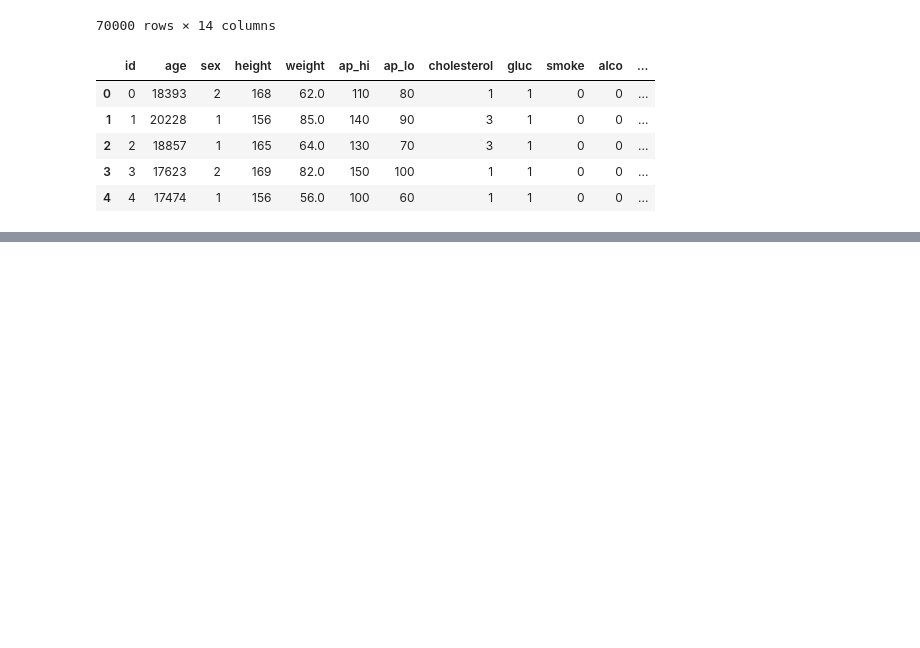
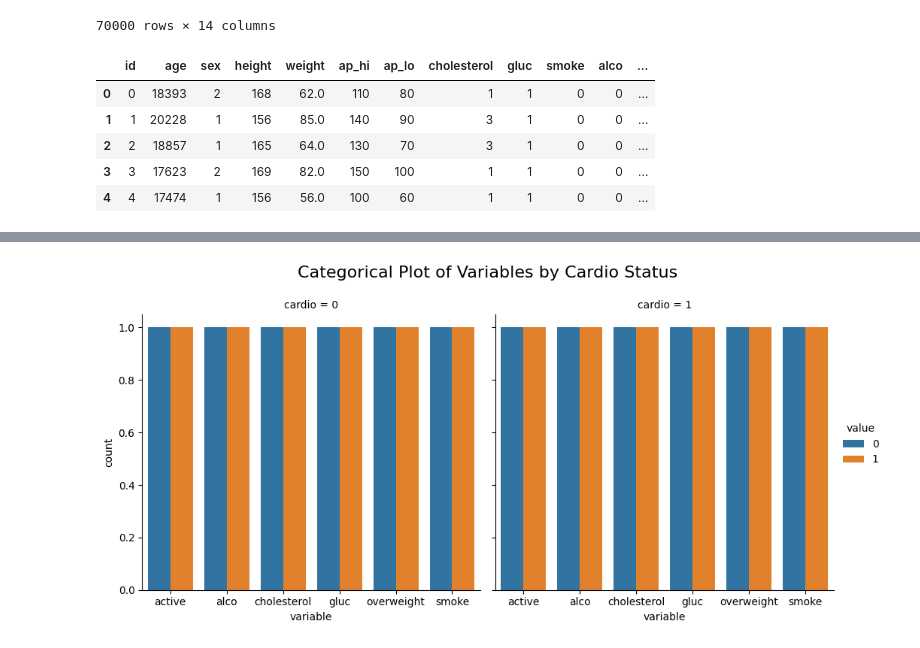
Before and after one commit to dabster108/Dataanalysis_numpy, a Jupyter notebook: Medical_data_visualizer.ipynb, the cells around one changed output, grey strips where cells are left out. Saved outputs shown, nothing was run; the diff lists cells and outputs as text; code cells hidden in the pictures; blank space fills up the shorter version.

Commit message:
Categorial Plot and HeatMap added

```diff
--- a/Medical_data_visualizer.ipynb
+++ b/Medical_data_visualizer.ipynb
@@ -44,15 +44,16 @@ df
 # %%
 # def check_overweight(row):
 #     if row['overweight'] > 25:
-#         print("The person is overweight")
 #         return 1
 #     else:
-#         print("The person is not overweight")
 #         return 0
 
 # df['is_overweight'] = df.apply(check_overweight, axis=1)
 df.head()
-df['overweight'].apply(lambda x: 1 if x > 25 else 0) # to assign the value
+
+df['overweight'] = df['overweight'].apply(lambda x: 1 if x > 25 else 0)
+
+# Display the updated dataframe
 df.head()
 # %% [output]
 |  | id | age | sex | height | weight | ap_hi | ap_lo | cholesterol | gluc | smoke | alco | ... |
@@ -61,3 +62,7 @@ df.head()
 | 2 | 2 | 18857 | 1 | 165 | 64.0 | 130 | 70 | 3 | 1 | 0 | 0 | ... |
 | 3 | 3 | 17623 | 2 | 169 | 82.0 | 150 | 100 | 1 | 1 | 0 | 0 | ... |
 | 4 | 4 | 17474 | 1 | 156 | 56.0 | 100 | 60 | 1 | 1 | 0 | 0 | ... |
+# %%
+df['cholesterol'] = df['cholesterol'].apply(lambda x :1 if x > 1 else 0)
+df['gluc'] = df['gluc'].apply(lambda x :1 if x > 1 else 0)
+df.head()
@@ -63,0 +76,30 @@ df.head()
+# %%
+import pandas as pd
+import seaborn as sns
+import matplotlib.pyplot as plt
+
+def draw_cat_plot(df):
+    # Step 1: Melt the dataframe to long format
+    df_cat = pd.melt(df, id_vars=['cardio'], value_vars=['cholesterol', 'gluc', 'smoke', 'alco', 'active', 'overweight'])
+
+    # Step 2: Create a new column to count occurrences
+    df_cat["total"] = 1
+
+    # Step 3: Group by cardio, variable, and value, and count occurrences
+    df_cat = df_cat.groupby(["cardio", "variable", "value"], as_index=False).count()
+
+    # Step 4: Create the categorical plot using seaborn
+    g = sns.catplot(data=df_cat, x="variable", hue="value", col="cardio", kind="count")
+
+    # Customizing the plot
+    g.fig.subplots_adjust(top=0.85)
+    g.fig.suptitle("Categorical Plot of Variables by Cardio Status", fontsize=16)
+
+    # Step 5: Show the plot
+    plt.show()
+    #fig.savefig('catplot.png')
+
+# Assuming 'df' is your dataframe, you can call the function like so:
+draw_cat_plot(df)
+# %% [output]
+[figure, added]
```
Also changed, not shown: parts of 2 cells of this notebook.
